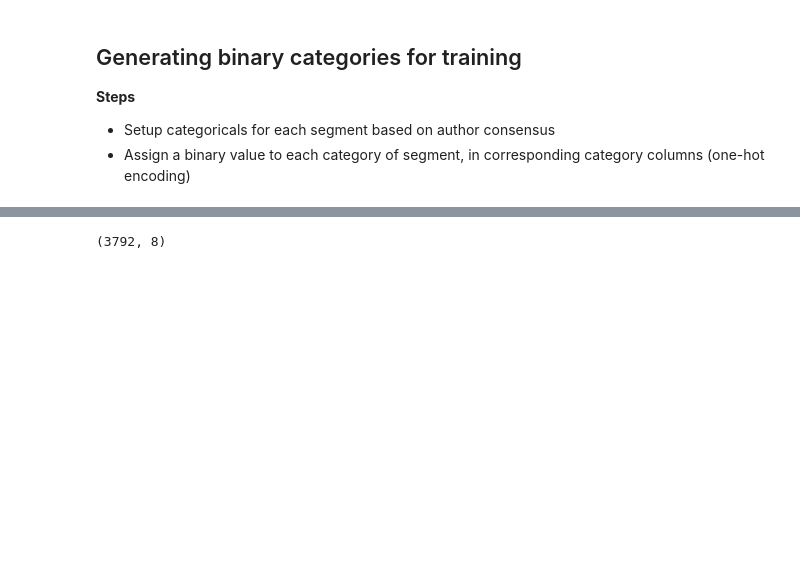
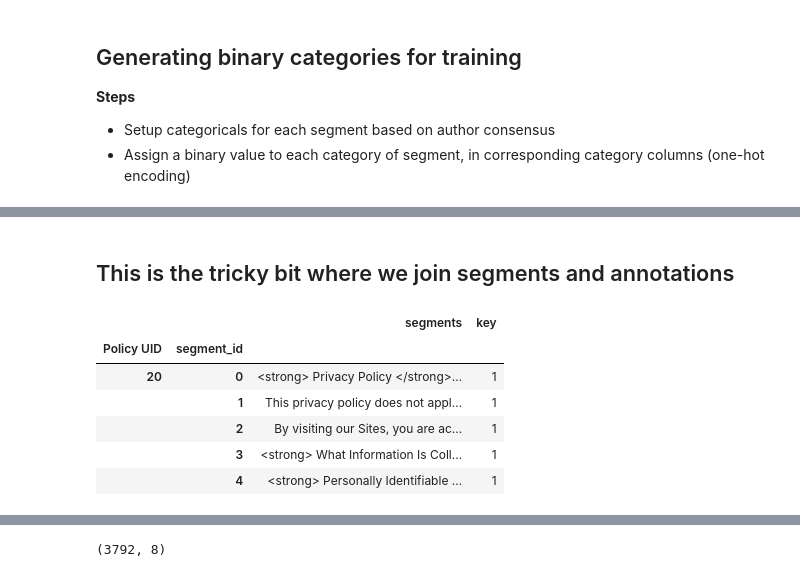
Before and after one commit to pmayostendorp/beforeiaccept, a Jupyter notebook: scripts/Binary Categories Development.ipynb, the cells around one changed output, grey strips where cells are left out. Drawn from its saved outputs; the diff is of its cells as text; code cells hidden in the pictures; blank space fills up the shorter version.

```diff
--- a/scripts/Binary Categories Development.ipynb
+++ b/scripts/Binary Categories Development.ipynb
@@ -73,0 +153,15 @@ segments.head()
+# %% [markdown]
+## This is the tricky bit where we join segments and annotations
+# %%
+#Indexed version of segments
+seg_ind = segments.set_index(['Policy UID','segment_id'])
+seg_ind['key'] = 1 #TFH
+seg_ind.head()
+# %% [output]
+|  |  | segments | key |
+| Policy UID | segment_id |  |  |
+| 20 | 0 | <strong> Privacy Policy </strong>... | 1 |
+|  | 1 | This privacy policy does not appl... | 1 |
+|  | 2 | By visiting our Sites, you are ac... | 1 |
+|  | 3 | <strong> What Information Is Coll... | 1 |
+|  | 4 | <strong> Personally Identifiable ... | 1 |
```
Also changed, not shown: parts of 15 cells of this notebook.
